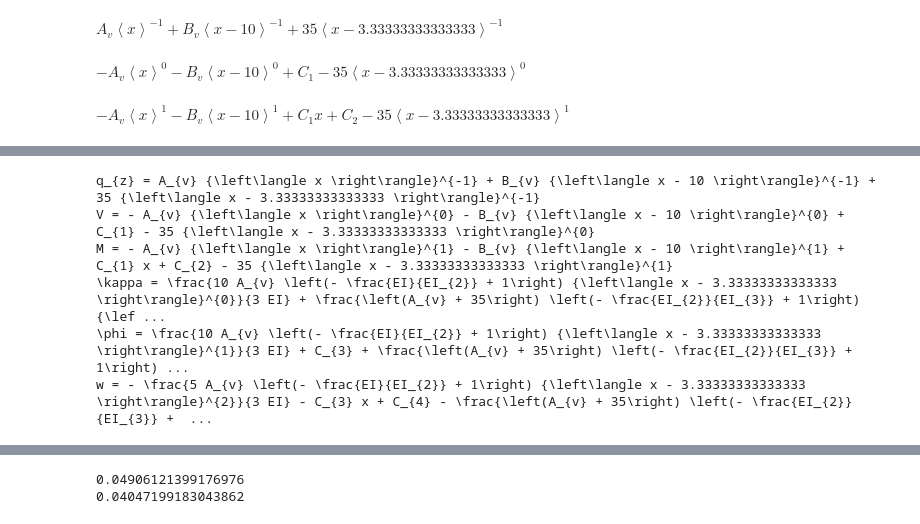
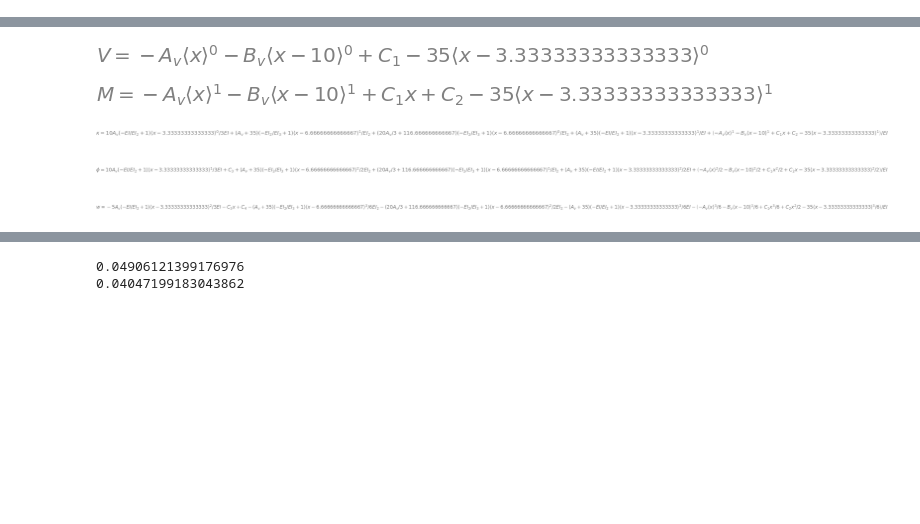
Before and after one commit to lBoersen/Methode-van-Macaulay-met-variabele-stijfheden, a Jupyter notebook: Vb5.ipynb, the cells around one changed output, grey strips where cells are left out. Saved outputs shown, nothing was run; the diff lists cells and outputs as text; code cells hidden in the pictures; blank space fills up the shorter version.

```diff
--- a/Vb5.ipynb
+++ b/Vb5.ipynb
@@ -14,22 +23,12 @@ ql, Vl, Ml, kappal, phil, wl = sym.symbols('q_z, V, M, kappa, phi, w')
 # %%
-q = A_v * sym.SingularityFunction(x,0,-1) + F * sym.SingularityFunction(x,L/3,-1) + B_v * sym.SingularityFunction(x,L,-1)
-display(q)
 V = -sym.integrate(q, x) + C_1
-display(V)
+display(sym.Eq(Vl,V))
 M = sym.integrate(V, x) + C_2
-display(M)
+display(sym.Eq(Ml,M))
 kappa = M/EI + ((1-EI/EI2)/EI)*sym.SingularityFunction(x,L/3,0)*(A_v*L/3)  + ((1-EI/EI2)/EI)*sym.SingularityFunction(x,L/3,1)*(A_v+F) + ((1-EI2/EI3)/EI2)*sym.SingularityFunction(x,2*L/3,0)*(A_v*2*L/3+F*L/3)  + ((1-EI2/EI3)/EI2)*sym.SingularityFunction(x,2*L/3,1)*(A_v+F)
+display(sym.Eq(kappal,kappa))
 phi = sym.integrate(kappa, x) + C_3
-display(phi)
+display(sym.Eq(phil,phi))
 w = -sym.integrate(phi, x) + C_4
-display(w)
-print(sym.latex(sym.Eq(ql,q)))
-print(sym.latex(sym.Eq(Vl,V)))
-print(sym.latex(sym.Eq(Ml,M)))
-print(sym.latex(sym.Eq(kappal,kappa)))
-print(sym.latex(sym.Eq(phil,phi)))
-print(sym.latex(sym.Eq(wl,w)))
+display(sym.Eq(wl,w))
 # %% [output]
-$\displaystyle A_{v} {\left\langle x \right\rangle}^{-1} + B_{v} {\left\langle x - 10 \right\rangle}^{-1} + 35 {\left\langle x - 3.33333333333333 \right\rangle}^{-1}$
-$\displaystyle - A_{v} {\left\langle x \right\rangle}^{0} - B_{v} {\left\langle x - 10 \right\rangle}^{0} + C_{1} - 35 {\left\langle x - 3.33333333333333 \right\rangle}^{0}$
-$\displaystyle - A_{v} {\left\langle x \right\rangle}^{1} - B_{v} {\left\langle x - 10 \right\rangle}^{1} + C_{1} x + C_{2} - 35 {\left\langle x - 3.33333333333333 \right\rangle}^{1}$
@@ -38,9 +35,8 @@ $\displaystyle - \frac{5 A_{v} \left(- \frac{EI}{EI_{2}} + 1\right) {\left\langl
-q_{z} = A_{v} {\left\langle x \right\rangle}^{-1} + B_{v} {\left\langle x - 10 \right\rangle}^{-1} + 35 {\left\langle x - 3.33333333333333 \right\rangle}^{-1}
-V = - A_{v} {\left\langle x \right\rangle}^{0} - B_{v} {\left\langle x - 10 \right\rangle}^{0} + C_{1} - 35 {\left\langle x - 3.33333333333333 \right\rangle}^{0}
-M = - A_{v} {\left\langle x \right\rangle}^{1} - B_{v} {\left\langle x - 10 \right\rangle}^{1} + C_{1} x + C_{2} - 35 {\left\langle x - 3.33333333333333 \right\rangle}^{1}
-\kappa = \frac{10 A_{v} \left(- \frac{EI}{EI_{2}} + 1\right) {\left\langle x - 3.33333333333333 \right\rangle}^{0}}{3 EI} + \frac{\left(A_{v} + 35\right) \left(- \frac{EI_{2}}{EI_{3}} + 1\right) {\lef ...
-\phi = \frac{10 A_{v} \left(- \frac{EI}{EI_{2}} + 1\right) {\left\langle x - 3.33333333333333 \right\rangle}^{1}}{3 EI} + C_{3} + \frac{\left(A_{v} + 35\right) \left(- \frac{EI_{2}}{EI_{3}} + 1\right) ...
-w = - \frac{5 A_{v} \left(- \frac{EI}{EI_{2}} + 1\right) {\left\langle x - 3.33333333333333 \right\rangle}^{2}}{3 EI} - C_{3} x + C_{4} - \frac{\left(A_{v} + 35\right) \left(- \frac{EI_{2}}{EI_{3}} +  ...
+[figure, added]
+[figure, added]
+[figure, added]
+[figure, added]
+[figure, added]
 # %%
 eq1 = sym.Eq(M.subs(x,0),0)
 eq2 = sym.Eq(w.subs(x,0),0)
```
Also changed, not shown: parts of 6 cells of this notebook, 6 other files.
